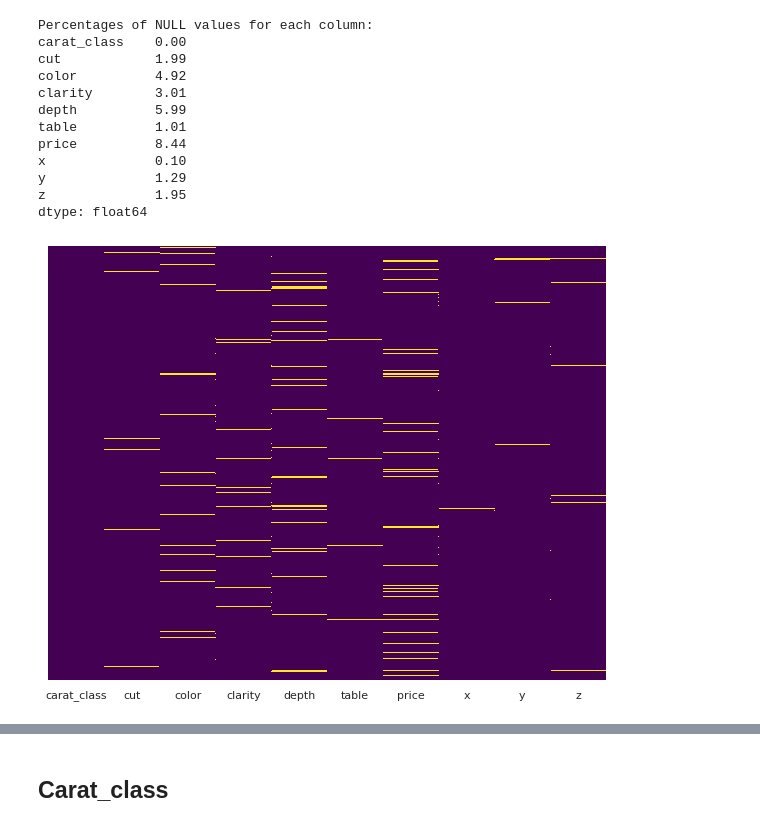
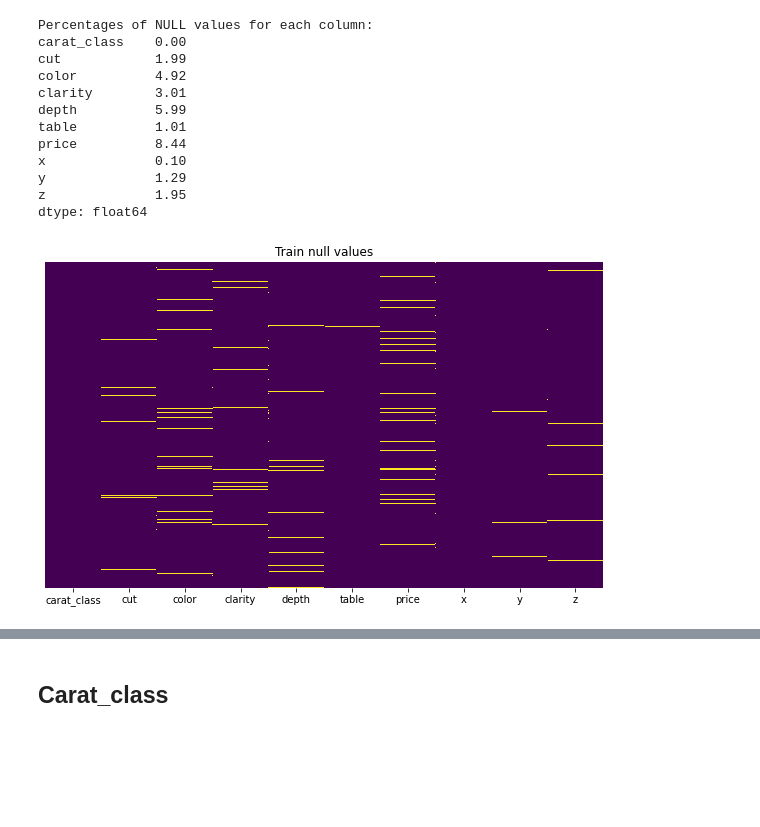
Before and after one commit to mattecora/DiamondClassifier, a Jupyter notebook: sagemaker/ExploratoryDataAnalysis.ipynb, the cells around one changed output, grey strips where cells are left out. Saved outputs shown, nothing was run; the diff lists cells and outputs as text; code cells hidden in the pictures; blank space fills up the shorter version.

```diff
--- a/sagemaker/ExploratoryDataAnalysis.ipynb
+++ b/sagemaker/ExploratoryDataAnalysis.ipynb
@@ -122,8 +122,9 @@ y              1.29
 z              1.95
 dtype: float64
 # %%
-fig, ax = plt.subplots(1, 1)
+fig, ax = plt.subplots(1, 1, figsize = (10,6))
 sns.heatmap(train.isnull(),yticklabels=False,cbar=False,cmap='viridis')
+plt.title('Train null values')
 plt.show()
 # %% [output]
-[figure, old version]
+[figure, new version]
```
Also changed, not shown: parts of 27 cells of this notebook.
